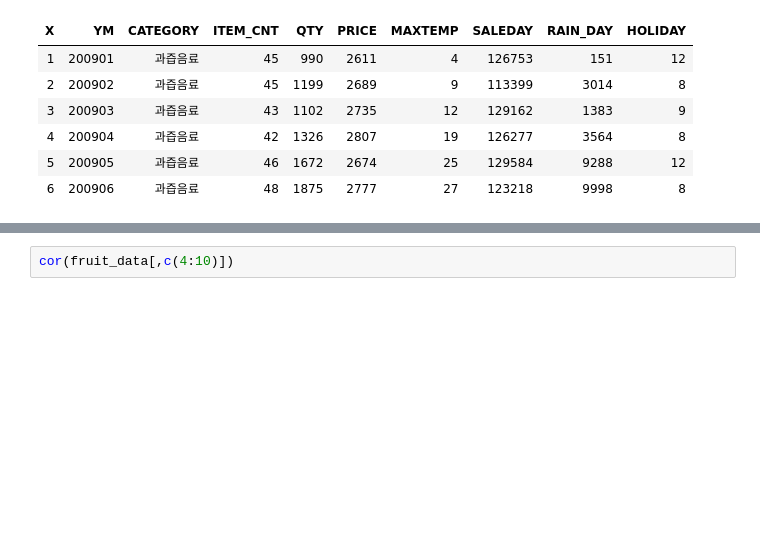
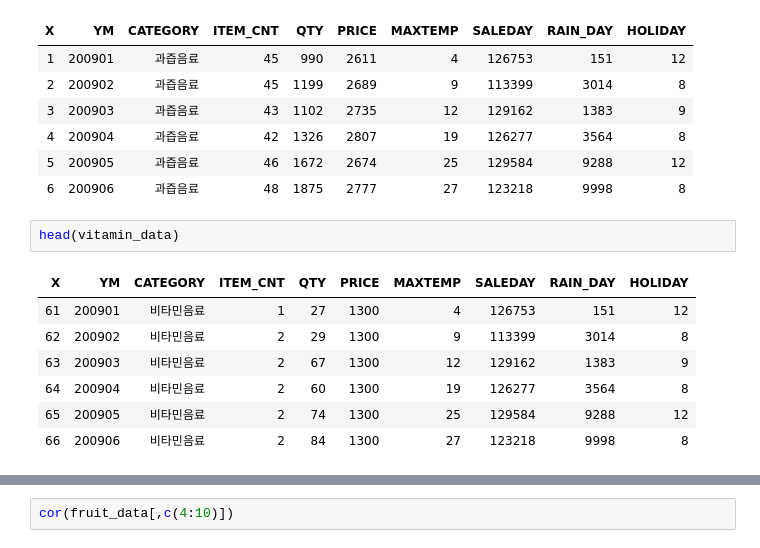
Before and after one commit to Seungki-Jeong/R_Practice, a Jupyter notebook: 개인.ipynb, the cells around one changed output, grey strips where cells are left out. Cells and saved outputs as stored; diff of their text form; blank space fills up the shorter version.

```diff
--- a/개인.ipynb
+++ b/개인.ipynb
@@ -58,3 +72,13 @@ head(fruit_data)
 | 4 | 200904 | 과즙음료 | 42 | 1326 | 2807 | 19 | 126277 | 3564 | 8 |
 | 5 | 200905 | 과즙음료 | 46 | 1672 | 2674 | 25 | 129584 | 9288 | 12 |
 | 6 | 200906 | 과즙음료 | 48 | 1875 | 2777 | 27 | 123218 | 9998 | 8 |
+# %%
+head(vitamin_data)
+# %% [output]
+| X | YM | CATEGORY | ITEM_CNT | QTY | PRICE | MAXTEMP | SALEDAY | RAIN_DAY | HOLIDAY |
+| 61 | 200901 | 비타민음료 | 1 | 27 | 1300 | 4 | 126753 | 151 | 12 |
+| 62 | 200902 | 비타민음료 | 2 | 29 | 1300 | 9 | 113399 | 3014 | 8 |
+| 63 | 200903 | 비타민음료 | 2 | 67 | 1300 | 12 | 129162 | 1383 | 9 |
+| 64 | 200904 | 비타민음료 | 2 | 60 | 1300 | 19 | 126277 | 3564 | 8 |
+| 65 | 200905 | 비타민음료 | 2 | 74 | 1300 | 25 | 129584 | 9288 | 12 |
+| 66 | 200906 | 비타민음료 | 2 | 84 | 1300 | 27 | 123218 | 9998 | 8 |
```
Also changed, not shown: parts of 36 cells of this notebook.
